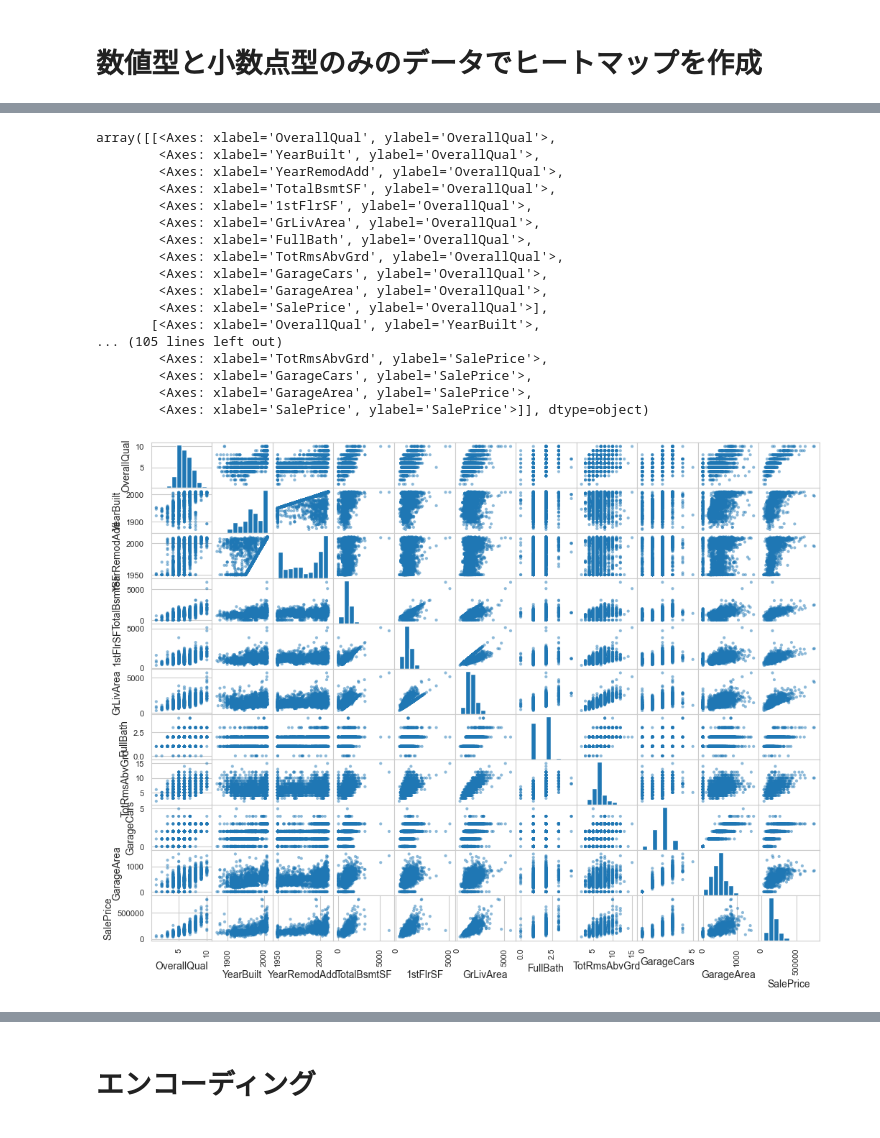
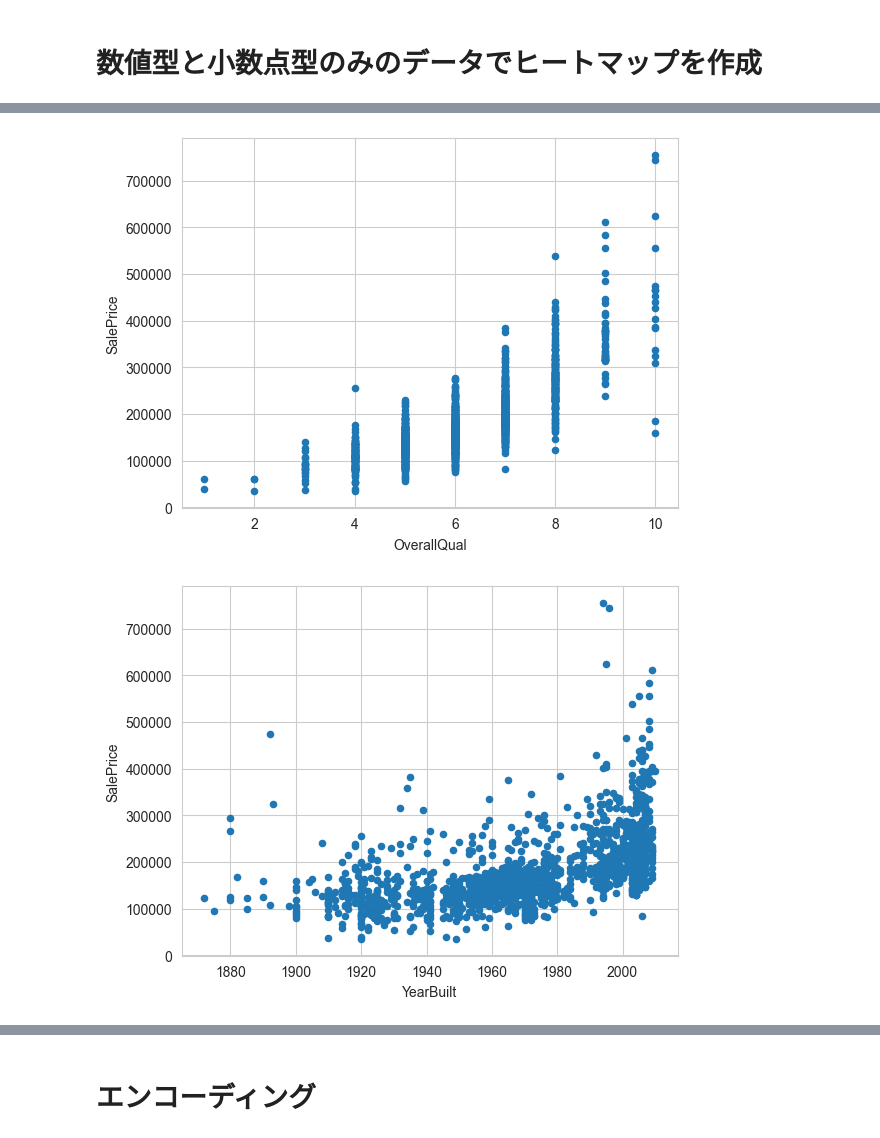
Before and after one commit to ueno-cmd/houseprice, a Jupyter notebook: house_price.ipynb, the cells around one changed output, grey strips where cells are left out. Cells and saved outputs as stored; diff of their text form; code cells hidden in the pictures.

```diff
--- a/house_price.ipynb
+++ b/house_price.ipynb
@@ -206,11 +116,6 @@ for col in ("Alley","MasVnrType", "BsmtQual", "BsmtCond", "BsmtExposure",
     connection_df[col] = connection_df[col].fillna("None")
 # %%
 # 文字型の処理(欠損値が少ないもの)
-connection_df["MSZoning"] = connection_df["MSZoning"].fillna(connection_df["MSZoning"].mode()[0])
-connection_df["Utilities"] = connection_df["Utilities"].fillna(connection_df["Utilities"].mode()[0])
-connection_df["Exterior1st"] = connection_df["Exterior1st"].fillna(connection_df["Exterior1st"].mode()[0])
-connection_df["Exterior2nd"] = connection_df["Exterior2nd"].fillna(connection_df["Exterior2nd"].mode()[0])
-connection_df["Electrical"] = connection_df["Electrical"].fillna(connection_df["Electrical"].mode()[0])
-connection_df["KitchenQual"] = connection_df["KitchenQual"].fillna(connection_df["KitchenQual"].mode()[0])
-connection_df["Functional"] = connection_df["Functional"].fillna(connection_df["Functional"].mode()[0])
-connection_df["SaleType"] = connection_df["SaleType"].fillna(connection_df["SaleType"].mode()[0])
+for col in ("MSZoning", "Exterior1st", "Exterior2nd", "Electrical", "KitchenQual",
+            "Functional", "SaleType"):
+    connection_df[col] = connection_df[col].fillna(connection_df[col].mode()[0])
@@ -242,0 +142,2 @@ dtype: int64
+# %%
+connection_df = connection_df.drop(["Utilities"], axis=1)
@@ -247,0 +190,2 @@ for col in ("LotFrontage", "MasVnrArea", "BsmtFinSF1", "BsmtFinSF2", "BsmtUnfSF"
+# %%
+connection_df["LotFrontage"] = connection_df["LotFrontage"].fillna(connection_df["LotFrontage"].mode()[0])
@@ -248,12 +212,5 @@ for col in ("LotFrontage", "MasVnrArea", "BsmtFinSF1", "BsmtFinSF2", "BsmtUnfSF"
 # %% [markdown]
 # 数値型と小数点型のみのデータでヒートマップを作成
-# %%
-connection_df = connection_df.astype({"LotFrontage": "float64", "MasVnrArea": "float64",
-                                      "BsmtFinSF1": "float64" , "BsmtFinSF2": "float64",
-                                      "BsmtUnfSF": "float64", "TotalBsmtSF": "float64",
-                                      "BsmtFullBath": "float64", "BsmtHalfBath": "float64",
-                                      "GarageYrBlt": "float64","GarageCars": "float64",
-                                      "GarageArea": "float64", "SalePrice": "float64"})
 # %%
 connection_df.dtypes
 # %% [output]
@@ -343,24 +264,9 @@ corr.sort_values("SalePrice", ascending=False)
 38 rows × 38 columns
 # %%
 # 散布図行列の表示
-pd.plotting.scatter_matrix(connection_df[["OverallQual", "YearBuilt", "YearRemodAdd", "TotalBsmtSF", "1stFlrSF","GrLivArea",
-                                          "FullBath", "TotRmsAbvGrd", "GarageCars", "GarageArea", "SalePrice"]], figsize=(12,9), range_padding=0.2)
+pals = ["OverallQual", "YearBuilt", "YearRemodAdd", "TotalBsmtSF", "1stFlrSF","GrLivArea", "FullBath", "TotRmsAbvGrd", "GarageCars", "GarageArea"]
+for pal in pals:
+    connection_df.plot.scatter(x=pal, y="SalePrice")
 # %% [output]
-array([[<Axes: xlabel='OverallQual', ylabel='OverallQual'>,
-        <Axes: xlabel='YearBuilt', ylabel='OverallQual'>,
-        <Axes: xlabel='YearRemodAdd', ylabel='OverallQual'>,
-        <Axes: xlabel='TotalBsmtSF', ylabel='OverallQual'>,
-        <Axes: xlabel='1stFlrSF', ylabel='OverallQual'>,
-        <Axes: xlabel='GrLivArea', ylabel='OverallQual'>,
-        <Axes: xlabel='FullBath', ylabel='OverallQual'>,
-        <Axes: xlabel='TotRmsAbvGrd', ylabel='OverallQual'>,
-        <Axes: xlabel='GarageCars', ylabel='OverallQual'>,
-        <Axes: xlabel='GarageArea', ylabel='OverallQual'>,
-        <Axes: xlabel='SalePrice', ylabel='OverallQual'>],
-       [<Axes: xlabel='OverallQual', ylabel='YearBuilt'>,
-... (105 lines left out)
-        <Axes: xlabel='TotRmsAbvGrd', ylabel='SalePrice'>,
-        <Axes: xlabel='GarageCars', ylabel='SalePrice'>,
-        <Axes: xlabel='GarageArea', ylabel='SalePrice'>,
-        <Axes: xlabel='SalePrice', ylabel='SalePrice'>]], dtype=object)
-[figure, old version]
+[figure, new version]
+[figure, added]
```
Also changed, not shown: parts of 36 cells of this notebook, 2 other files.
